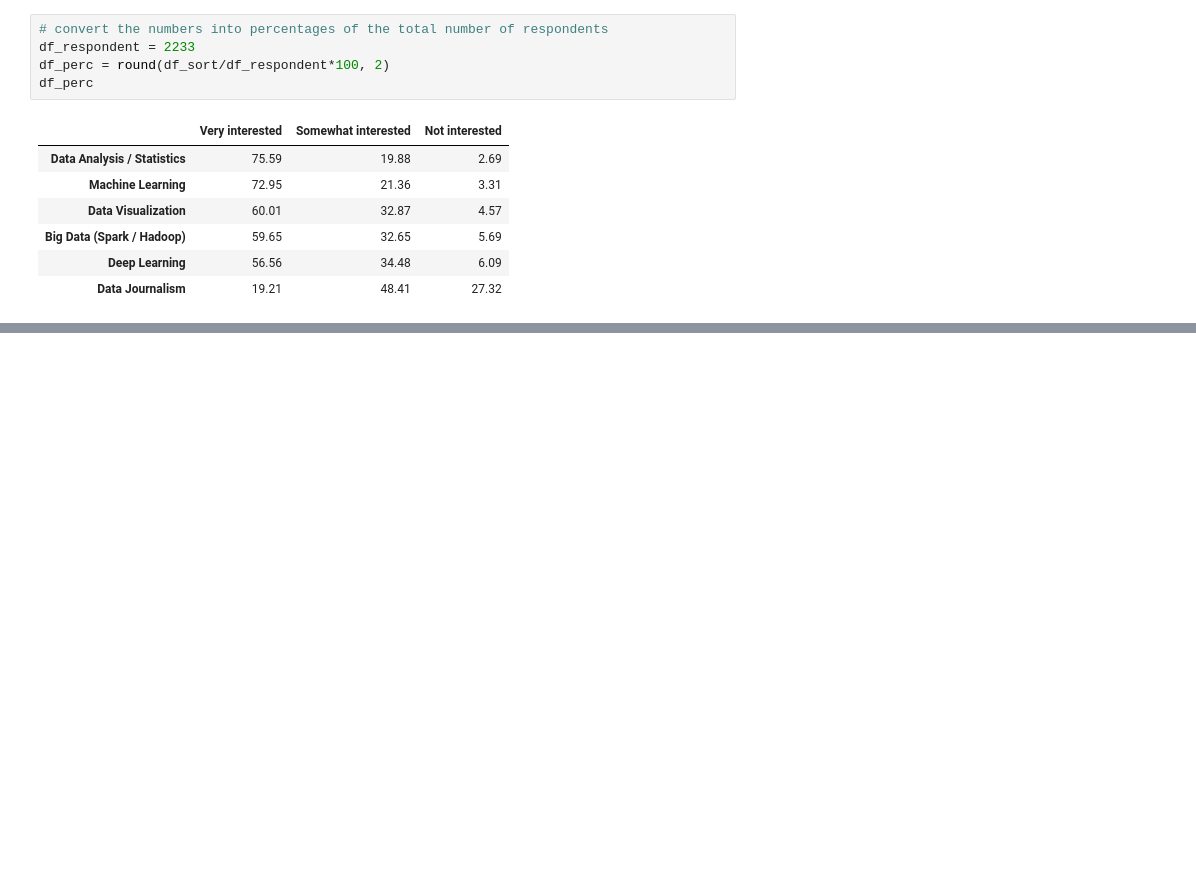
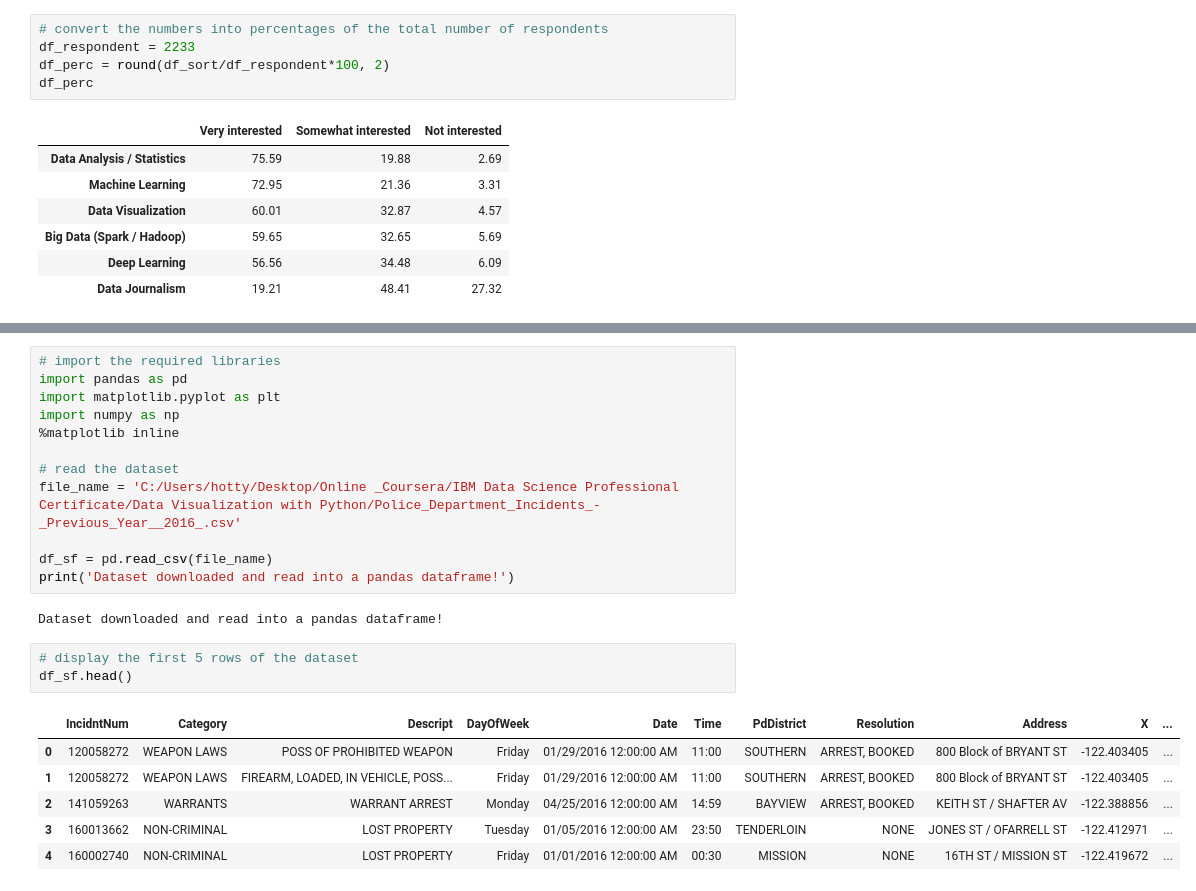
Before and after one commit to chuksoo/Coursera--IBM-Data-Science-Professional, a Jupyter notebook: Data Visualization with Python/Final Assignment on Data Visualization.ipynb, the cells around one changed output, grey strips where cells are left out. Cells and saved outputs as stored; diff of their text form; blank space fills up the shorter version.

```diff
--- a/Data Visualization with Python/Final Assignment on Data Visualization.ipynb
+++ b/Data Visualization with Python/Final Assignment on Data Visualization.ipynb
@@ -100,0 +131,24 @@ x
+# %%
+# import the required libraries
+import pandas as pd
+import matplotlib.pyplot as plt
+import numpy as np
+%matplotlib inline
+
+# read the dataset
+file_name = 'C:/Users/hotty/Desktop/Online _Coursera/IBM Data Science Professional Certificate/Data Visualization with Python/Police_Department_Incidents_-_Previous_Year__2016_.csv'
+
+df_sf = pd.read_csv(file_name)
+print('Dataset downloaded and read into a pandas dataframe!')
+# %% [output]
+Dataset downloaded and read into a pandas dataframe!
+# %%
+# display the first 5 rows of the dataset
+df_sf.head()
+# %% [output]
+|  | IncidntNum | Category | Descript | DayOfWeek | Date | Time | PdDistrict | Resolution | Address | X | ... |
+| 0 | 120058272 | WEAPON LAWS | POSS OF PROHIBITED WEAPON | Friday | 01/29/2016 12:00:00 AM | 11:00 | SOUTHERN | ARREST, BOOKED | 800 Block of BRYANT ST | -122.403405 | ... |
+| 1 | 120058272 | WEAPON LAWS | FIREARM, LOADED, IN VEHICLE, POSS... | Friday | 01/29/2016 12:00:00 AM | 11:00 | SOUTHERN | ARREST, BOOKED | 800 Block of BRYANT ST | -122.403405 | ... |
+| 2 | 141059263 | WARRANTS | WARRANT ARREST | Monday | 04/25/2016 12:00:00 AM | 14:59 | BAYVIEW | ARREST, BOOKED | KEITH ST / SHAFTER AV | -122.388856 | ... |
+| 3 | 160013662 | NON-CRIMINAL | LOST PROPERTY | Tuesday | 01/05/2016 12:00:00 AM | 23:50 | TENDERLOIN | NONE | JONES ST / OFARRELL ST | -122.412971 | ... |
+| 4 | 160002740 | NON-CRIMINAL | LOST PROPERTY | Friday | 01/01/2016 12:00:00 AM | 00:30 | MISSION | NONE | 16TH ST / MISSION ST | -122.419672 | ... |
```
Also changed, not shown: parts of 12 cells of this notebook, 2 other files.
